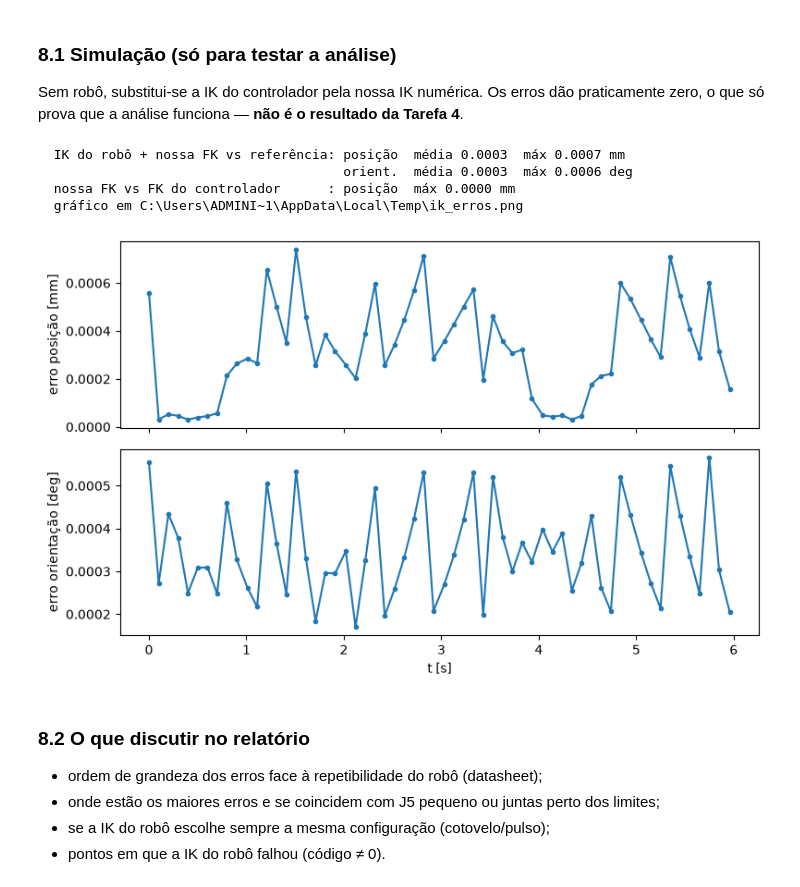
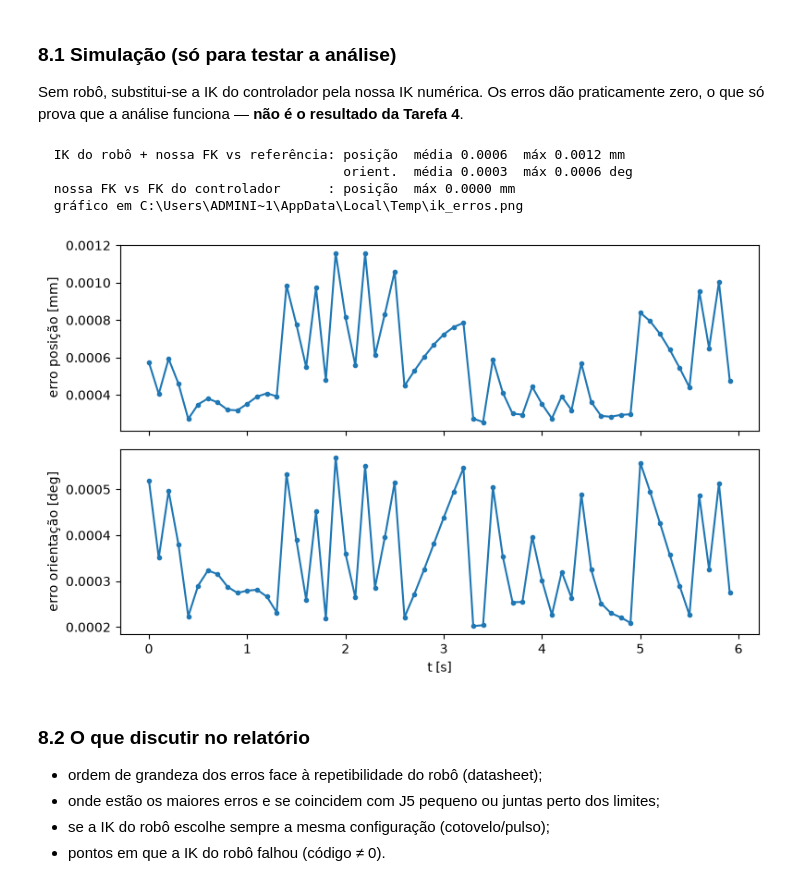
Before and after one commit to Zurcaf/Robotica26, a Jupyter notebook: Lab2/lab2.ipynb, the cells around one changed output. Drawn from its saved outputs; the diff is of its cells as text; code cells hidden in the pictures.

```diff
--- a/Lab2/lab2.ipynb
+++ b/Lab2/lab2.ipynb
@@ -190,10 +196,13 @@ for i, T in enumerate(fk(np.zeros(6), all_frames=True)):
 # %% [markdown]
 ### 2.4 Desenho do robô (linha entre origens dos referenciais) e eixos $z_i$
 # %%
-def draw_robot(ax, q, color="k", axes=False, alpha=1.0, label=None):
+def draw_robot(ax, q, color="k", axes=False, alpha=1.0, label=None, garra=0.0):
     Ts = fk(q, all_frames=True)
     P = np.array([T[:3, 3] for T in Ts])
     ax.plot(*P.T, "-o", color=color, ms=3, lw=2, alpha=alpha, label=label)
+    if garra:   # a pinça: do flange até à ponta, ao longo do z da ferramenta
+        tip = (Ts[-1] @ tool_transform(garra))[:3, 3]
+        ax.plot(*np.array([P[-1], tip]).T, color=color, lw=4, alpha=0.6)
     if axes:
         for i, T in enumerate(Ts):
             for k, c in zip(range(3), "rgb"):
@@ -379,9 +389,10 @@ fases = {"endereço": 0,
 fig = plt.figure(figsize=(13, 5))
 for j, (elev, azim) in enumerate([(20, -60), (0, 0)]):
     ax = fig.add_subplot(1, 2, j + 1, projection="3d")
-    ax.plot(*traj["pos"].T, color="tab:blue", lw=1, label="caminho da garra")
+    ax.plot(*traj["pos"].T, color="tab:blue", lw=1, label="ponta da pinça")
+    ax.plot(*traj["pos_flange"].T, color="tab:blue", lw=1, ls="--", label="flange")
     for (nome, k), c in zip(fases.items(), ["k", "tab:orange", "tab:red", "tab:green"]):
-        draw_robot(ax, qs[k], color=c, label=nome)
+        draw_robot(ax, qs[k], color=c, label=nome, garra=DEFAULTS["garra"])
     ax.scatter(*DEFAULTS["bola"], s=60, color="w", edgecolor="k", label="bola")
     th = np.linspace(0, 2*np.pi, 40)
     for z in (0, 243.3):
@@ -395,4 +406,5 @@ plt.tight_layout(); plt.show()
 
 z_min_juntas = min(min(T[2, 3] for T in fk(q, all_frames=True)[2:]) for q in qs)
 print(f"altura mínima de qualquer junta (J2..flange) ao longo do swing: {z_min_juntas:.1f} mm")
+print(f"altura mínima da ponta da pinça: {traj['pos'][:, 2].min():.1f} mm")
 # %% [output]
@@ -416,10 +429,12 @@ def resumo(params):
     qd = np.gradient(q, tr["t"], axis=0)
     return tr, q, c, np.abs(qd).max(0)
 
+# a história da singularidade foi feita antes da pinça: repõe esses parâmetros
+ORIGINAL = dict(garra=0.0, bola=(250.0, 0.0, 80.0), phi_top=-100.0, phi_end=80.0)
 casos = {}
 print("rpy endereço      convergiu   máx |dq/dt| J1..J6 [deg/s]          J5 min..max")
 for rpy in [(180, 0, 0), (180, 30, 0), (180, -30, 0), (180, 45, 0)]:
-    tr, q, c, vmax = resumo(dict(rpy_enderecio=rpy, t_down=1.5, dt=0.02))
+    tr, q, c, vmax = resumo(dict(ORIGINAL, rpy_enderecio=rpy, t_down=1.5, dt=0.02))
     casos[rpy] = (tr, q)
     print(f"{str(rpy):<16}  {str(c):<9}  {np.round(vmax, 0)}   {q[:,4].min():6.1f}..{q[:,4].max():6.1f}")
 # %% [output]
@@ -450,0 +479,15 @@ garra tem de ser escolhida para evitar a singularidade do pulso.
+# %%
+casos_p = {"sem pinça, bola 250, -100/80": dict(ORIGINAL),
+           "pinça, bola 190, -100/80":     dict(garra=C.GRIPPER_TCP_Z, bola=(190.0, 0.0, 80.0), phi_top=-100.0, phi_end=80.0),
+           "pinça, bola 190, -90/70 (atual)": dict()}
+fig, ax = plt.subplots(figsize=(10, 3.5))
+print("caso                               conv   alcance máx   J5 min..max")
+for nome, p in casos_p.items():
+    tr, q, c, vmax = resumo(dict(p, dt=0.02))
+    alc = np.linalg.norm(tr["pos_flange"] - fk(np.zeros(6), all_frames=True)[2][:3, 3], axis=1).max()
+    print(f"{nome:<34} {str(c):<6} {alc:8.1f} mm   {q[:,4].min():5.1f}..{q[:,4].max():5.1f}")
+    ax.plot(tr["t"], q[:, 4], label=nome)
+ax.axhline(124, color="r", ls="--", label="limite J5 (124°)")
+ax.axhline(124 - C.JOINT_LIMIT_MARGIN, color="r", ls=":", label="limite - folga 5°")
+ax.set_xlabel("t [s]"); ax.set_ylabel("J5 [deg]"); ax.legend(fontsize=8); ax.grid(alpha=.3)
+plt.tight_layout(); plt.show()
@@ -590,23 +662,24 @@ praticamente zero, o que só prova que a análise funciona — **não é o resul
 da Tarefa 4**.
 # %%
 idx = np.linspace(0, len(traj["t"]) - 1, N).astype(int)
+T_ctrl = tool_transform(C.GRIPPER_TCP_Z)      # "controlador" com o TCP na ponta da pinça
+cmds = command_poses(traj, T_ctrl)
 sim = []
 for k in idx:
-    ref = pose_sdk(traj["pos"][k], traj["rpy"][k])
     q = qs[k]                                  # "IK" = a nossa IK numérica
-    sim.append([traj["t"][k], *ref, *q, *fk_pose(q), *fk_pose(q)])
+    sim.append([traj["t"][k], *cmds[k], *q, *fk_pose(q, T_ctrl), *fk_pose(q, T_ctrl), 0, 0, C.GRIPPER_TCP_Z, 0, 0, 0])
 sim = np.array(sim)
 REPORT_BAK = ic.REPORT
 import tempfile
 ic.REPORT = tempfile.gettempdir()              # não sobrescreve report/ik_erros.png
 ic.analyse(sim); plt.show()
 ic.REPORT = REPORT_BAK
 # %% [output]
-  IK do robô + nossa FK vs referência: posição  média 0.0003  máx 0.0007 mm
+  IK do robô + nossa FK vs referência: posição  média 0.0006  máx 0.0012 mm
                                        orient.  média 0.0003  máx 0.0006 deg
   nossa FK vs FK do controlador      : posição  máx 0.0000 mm
   gráfico em C:\Users\ADMINI~1\AppData\Local\Temp\ik_erros.png
-[figure, old version]
+[figure, new version]
 # %% [markdown]
 ### 8.2 O que discutir no relatório
 
```
Also changed, not shown: parts of 18 cells of this notebook, 11 other files.
